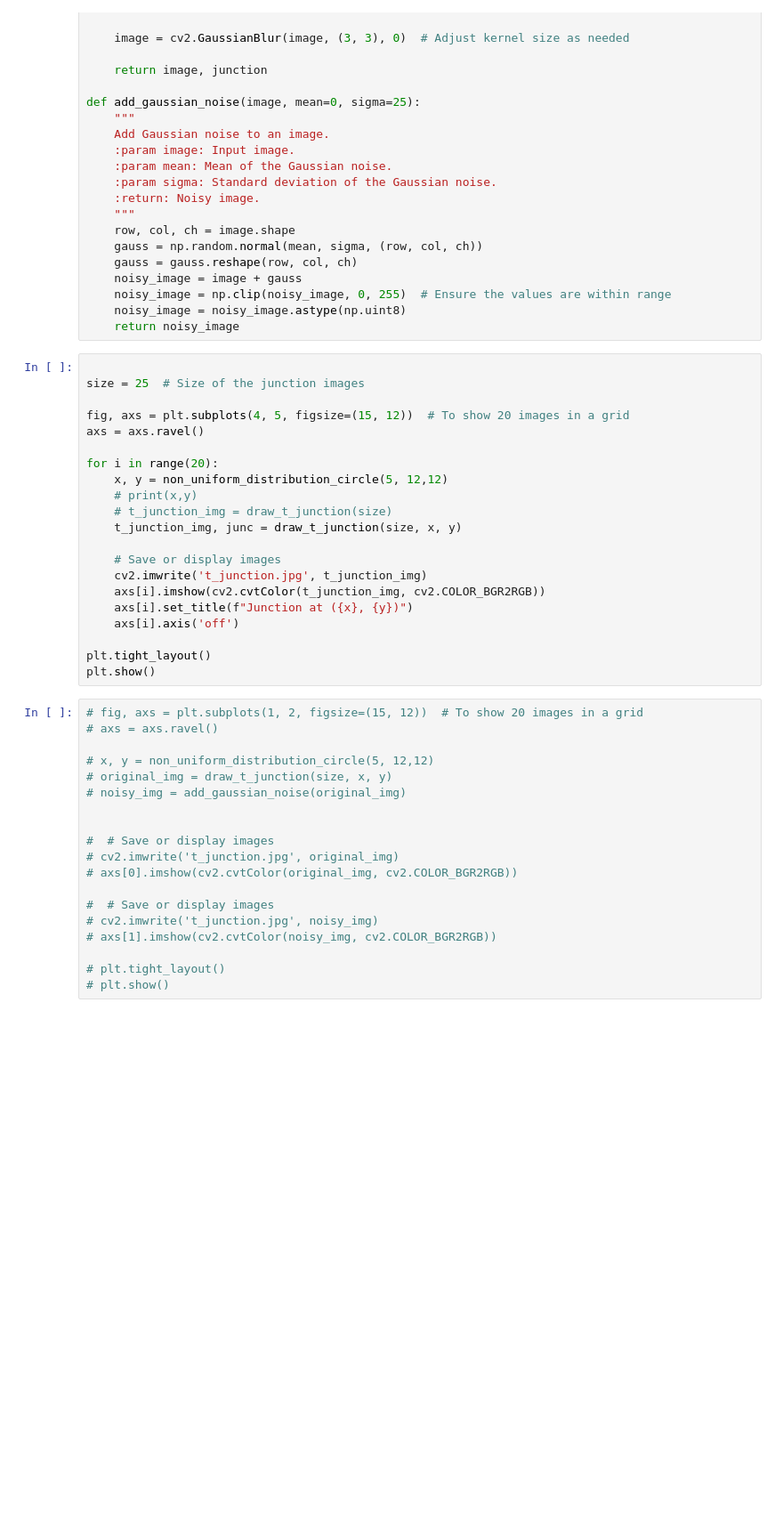
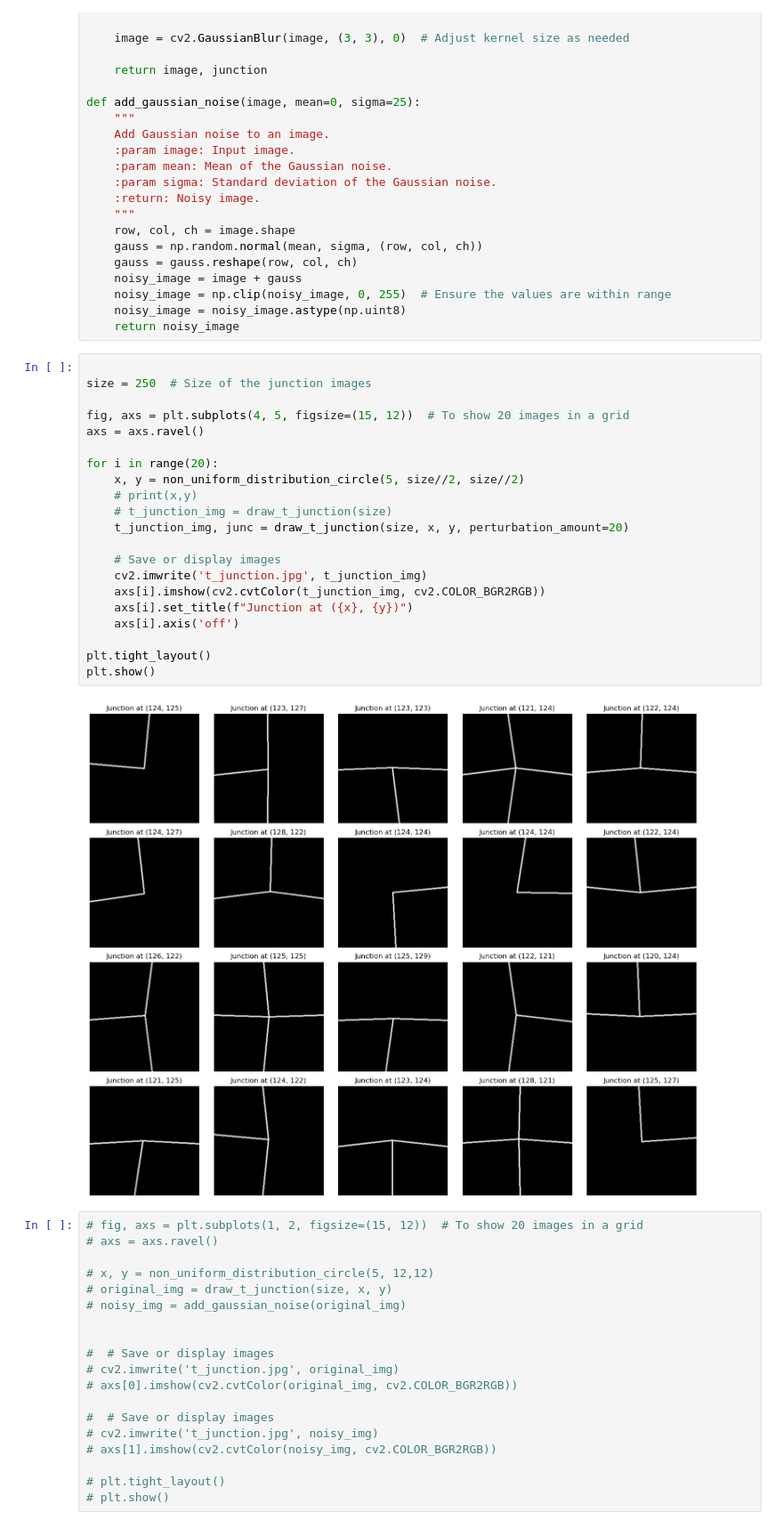
Before and after one commit to Timdnb/electronic-component-classification, a Jupyter notebook: notebooks/junction_syntetic_generator.ipynb, the cells around one changed output. Shown: that part at 89% size. Drawn from its saved outputs; the diff is of its cells as text; blank space fills up the shorter version.

Commit message:
Juntions now are way bigger and only the 10% center pixels are labeled.  New visualisation grid added to utils.

```diff
--- a/notebooks/junction_syntetic_generator.ipynb
+++ b/notebooks/junction_syntetic_generator.ipynb
@@ -81,25 +81,27 @@ def add_gaussian_noise(image, mean=0, sigma=25):
     return noisy_image
 # %%
 
-size = 25  # Size of the junction images
+size = 250  # Size of the junction images
 
 fig, axs = plt.subplots(4, 5, figsize=(15, 12))  # To show 20 images in a grid
 axs = axs.ravel()
 
 for i in range(20):
-    x, y = non_uniform_distribution_circle(5, 12,12)
+    x, y = non_uniform_distribution_circle(5, size//2, size//2)
     # print(x,y)
     # t_junction_img = draw_t_junction(size)
-    t_junction_img, junc = draw_t_junction(size, x, y)
+    t_junction_img, junc = draw_t_junction(size, x, y, perturbation_amount=20)
 
     # Save or display images
     cv2.imwrite('t_junction.jpg', t_junction_img)
     axs[i].imshow(cv2.cvtColor(t_junction_img, cv2.COLOR_BGR2RGB))
     axs[i].set_title(f"Junction at ({x}, {y})")
     axs[i].axis('off')
 
 plt.tight_layout()
 plt.show()
+# %% [output]
+[figure, added]
 # %%
 # fig, axs = plt.subplots(1, 2, figsize=(15, 12))  # To show 20 images in a grid
 # axs = axs.ravel()
```
Also changed, not shown: parts of 5 cells of this notebook, 1 other file.
